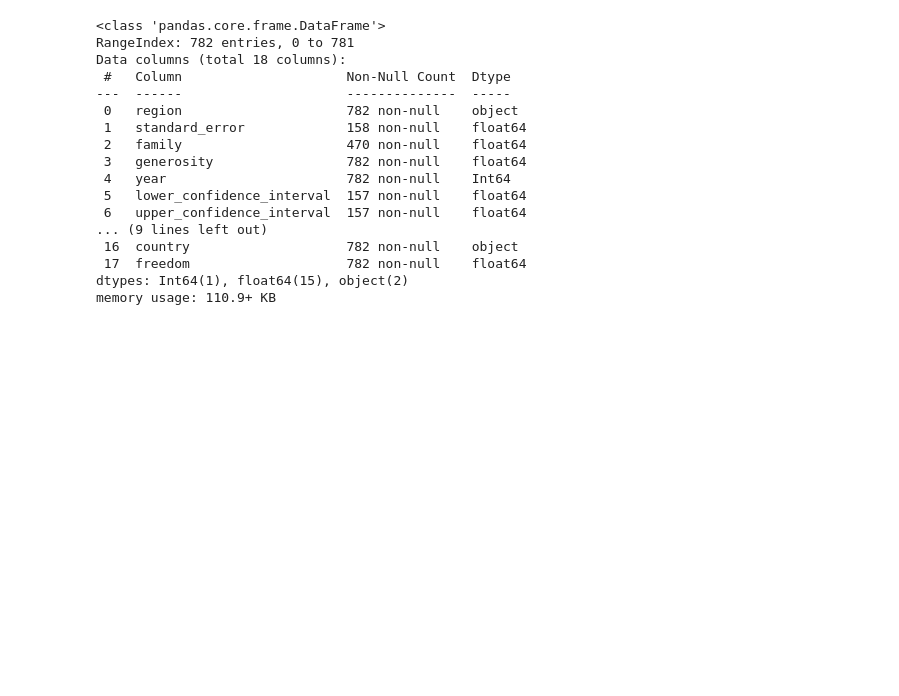
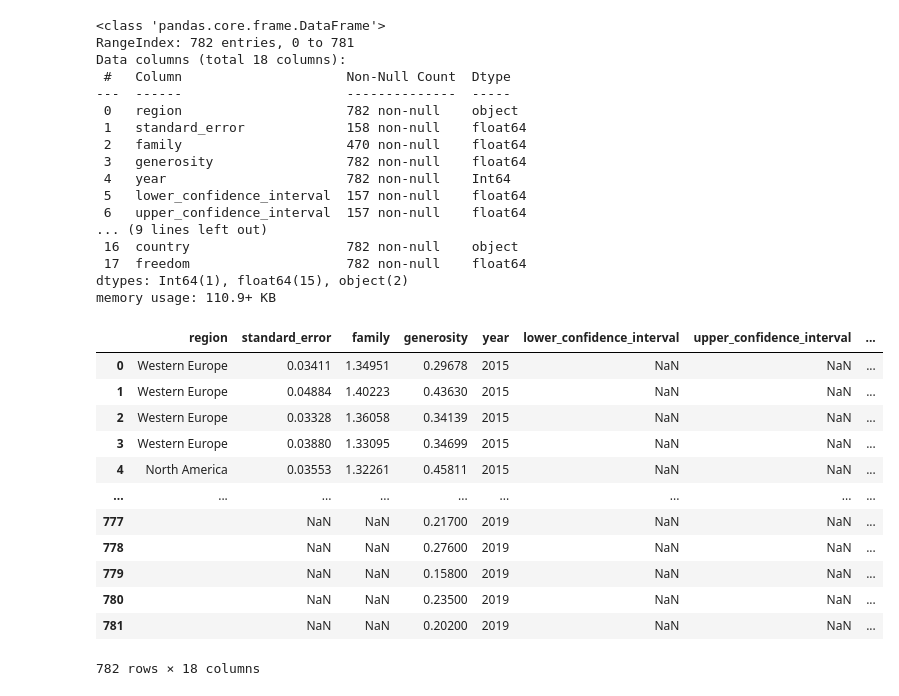
Before and after one commit to syed199921/EDA-on-World-Happiness-Dataset, a Jupyter notebook: eda/eda_world_happiness.ipynb, the cells around one changed output. Saved outputs shown, nothing was run; the diff lists cells and outputs as text; code cells hidden in the pictures; blank space fills up the shorter version.

Commit message:
Unnecessary columns removed. nan values for region filled.

```diff
--- a/eda/eda_world_happiness.ipynb
+++ b/eda/eda_world_happiness.ipynb
@@ -234,8 +219,3 @@ df_modified.head()
 | 3 | Norway | Western Europe | 4.0 | 7.522 | 0.03880 | 1.45900 | 1.33095 | ... |
 | 4 | Canada | North America | 5.0 | 7.427 | 0.03553 | 1.32629 | 1.32261 | ... |
 5 rows × 31 columns
-# %%
-str_cols = df_modified.select_dtypes(include="object").columns
-print(str_cols)
-for col in str_cols:
-    df_modified[col] = df_modified[col].astype(str).replace({"nan":"", "None":""})
@@ -263,3 +221,0 @@ numeric_cols = ["happiness_score", "log_gdp_per_capita", "social_support", "heal
-# %%
-for col in numeric_cols:
-    df_modified[col] = pd.to_numeric(df_modified[col], errors='coerce')
@@ -642,3 +596,19 @@ dtypes: Int64(1), float64(15), object(2)
 memory usage: 110.9+ KB
 # %%
 df_modified["year"] = pd.to_numeric(df_modified["year"], errors='coerce').astype("Int64")
+# %%
+df_modified
+# %% [output]
+|  | region | standard_error | family | generosity | year | lower_confidence_interval | upper_confidence_interval | ... |
+| 0 | Western Europe | 0.03411 | 1.34951 | 0.29678 | 2015 | NaN | NaN | ... |
+| 1 | Western Europe | 0.04884 | 1.40223 | 0.43630 | 2015 | NaN | NaN | ... |
+| 2 | Western Europe | 0.03328 | 1.36058 | 0.34139 | 2015 | NaN | NaN | ... |
+| 3 | Western Europe | 0.03880 | 1.33095 | 0.34699 | 2015 | NaN | NaN | ... |
+| 4 | North America | 0.03553 | 1.32261 | 0.45811 | 2015 | NaN | NaN | ... |
+| ... | ... | ... | ... | ... | ... | ... | ... | ... |
+| 777 |  | NaN | NaN | 0.21700 | 2019 | NaN | NaN | ... |
+| 778 |  | NaN | NaN | 0.27600 | 2019 | NaN | NaN | ... |
+| 779 |  | NaN | NaN | 0.15800 | 2019 | NaN | NaN | ... |
+| 780 |  | NaN | NaN | 0.23500 | 2019 | NaN | NaN | ... |
+| 781 |  | NaN | NaN | 0.20200 | 2019 | NaN | NaN | ... |
+782 rows × 18 columns
```
Also changed, not shown: parts of 30 cells of this notebook, 1 other file.
